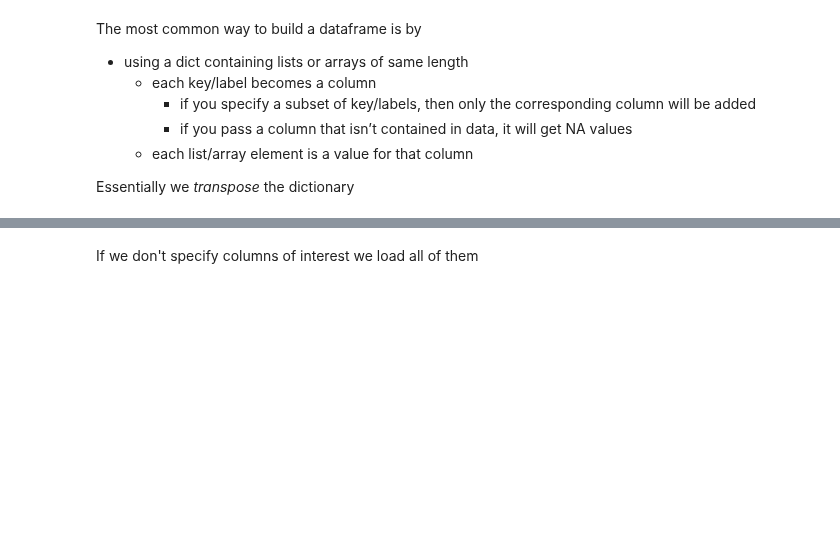
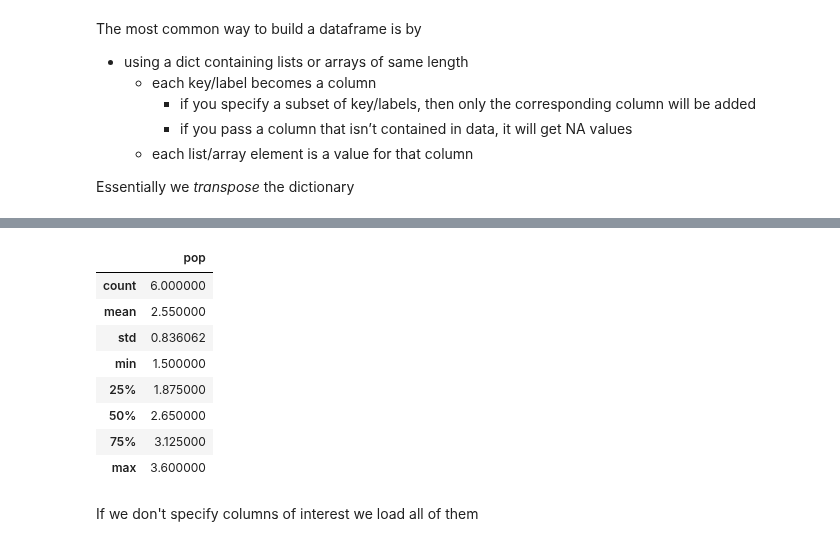
Before and after one commit to EMbeDS-education/StatsAndComputing20212022, a Jupyter notebook: PDA/jupyter/jupyterNotebooks/M2_01NumPy_Pandas.ipynb, the cells around one changed output, grey strips where cells are left out. Drawn from its saved outputs; the diff is of its cells as text; code cells hidden in the pictures; blank space fills up the shorter version.

```diff
--- a/PDA/jupyter/jupyterNotebooks/M2_01NumPy_Pandas.ipynb
+++ b/PDA/jupyter/jupyterNotebooks/M2_01NumPy_Pandas.ipynb
@@ -1200,3 +1309,15 @@ frame.info()
+# %%
+frame.describe()
+# %% [output]
+|  | pop |
+| count | 6.000000 |
+| mean | 2.550000 |
+| std | 0.836062 |
+| min | 1.500000 |
+| 25% | 1.875000 |
+| 50% | 2.650000 |
+| 75% | 3.125000 |
+| max | 3.600000 |
 # %% [markdown]
 If we don't specify columns of interest we load all of them
 # %%
```
Also changed, not shown: parts of 104 cells of this notebook, 1 other file.
